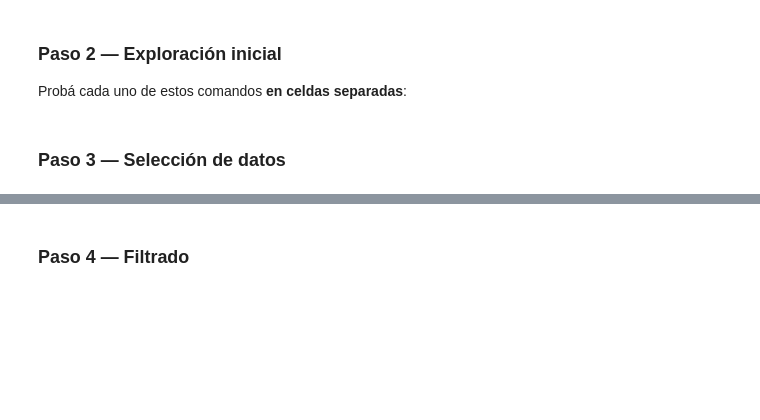
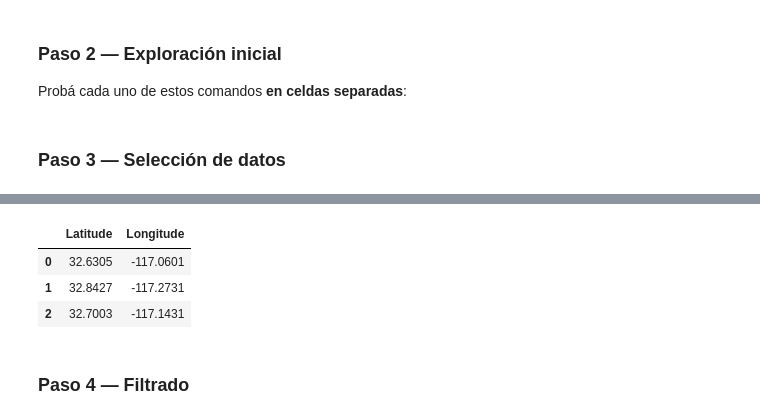
Before and after one commit to UADE-Python-Data-Science/583433_repo_oficial, a Jupyter notebook: Unidad_2/U2_NB2_Entornos_Jupyter_Colab.ipynb, the cells around one changed output, grey strips where cells are left out. Cells and saved outputs as stored; diff of their text form; code cells hidden in the pictures; blank space fills up the shorter version.

```diff
--- a/Unidad_2/U2_NB2_Entornos_Jupyter_Colab.ipynb
+++ b/Unidad_2/U2_NB2_Entornos_Jupyter_Colab.ipynb
@@ -271,6 +304,11 @@ df[["Restaurant", "Score"]]
 # %%
 # .iloc — selección por posición (fila 0 a 2, columna 0 a 2)
-df.iloc[0:3, 0:3]
+df.iloc[0:3, 3:]
+# %% [output]
+|  | Latitude | Longitude |
+| 0 | 32.6305 | -117.0601 |
+| 1 | 32.8427 | -117.2731 |
+| 2 | 32.7003 | -117.1431 |
 # %% [markdown]
 ### Paso 4 — Filtrado
 # %%
```
Also changed, not shown: parts of 5 cells of this notebook, 9 other files.
